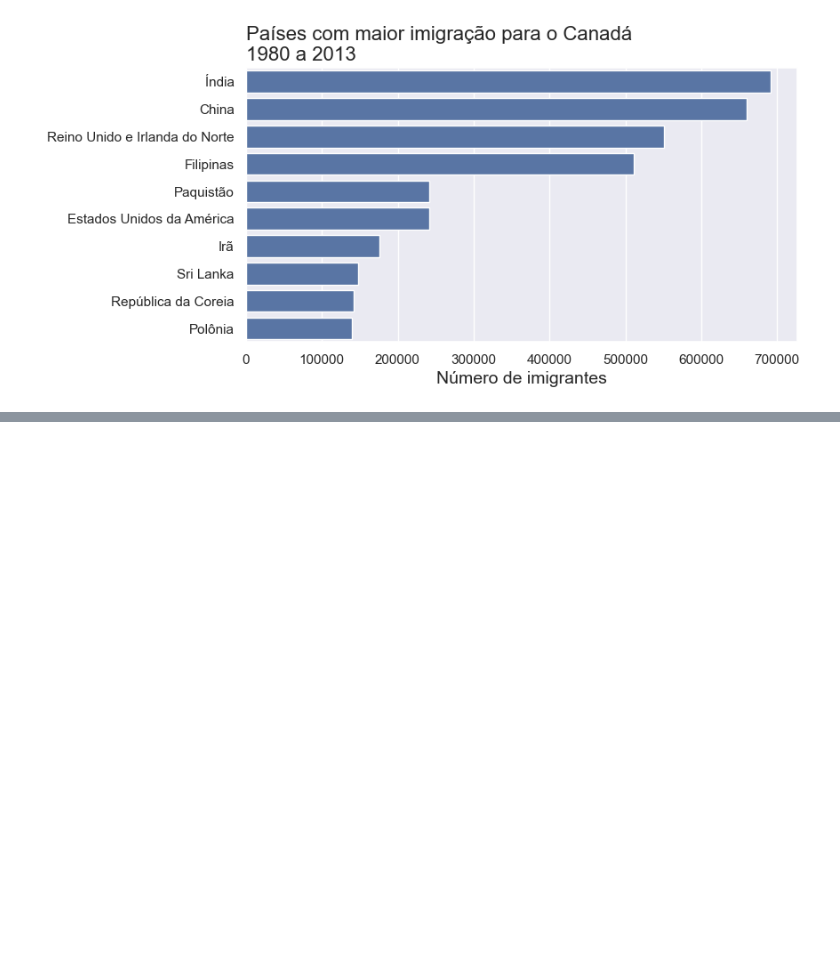
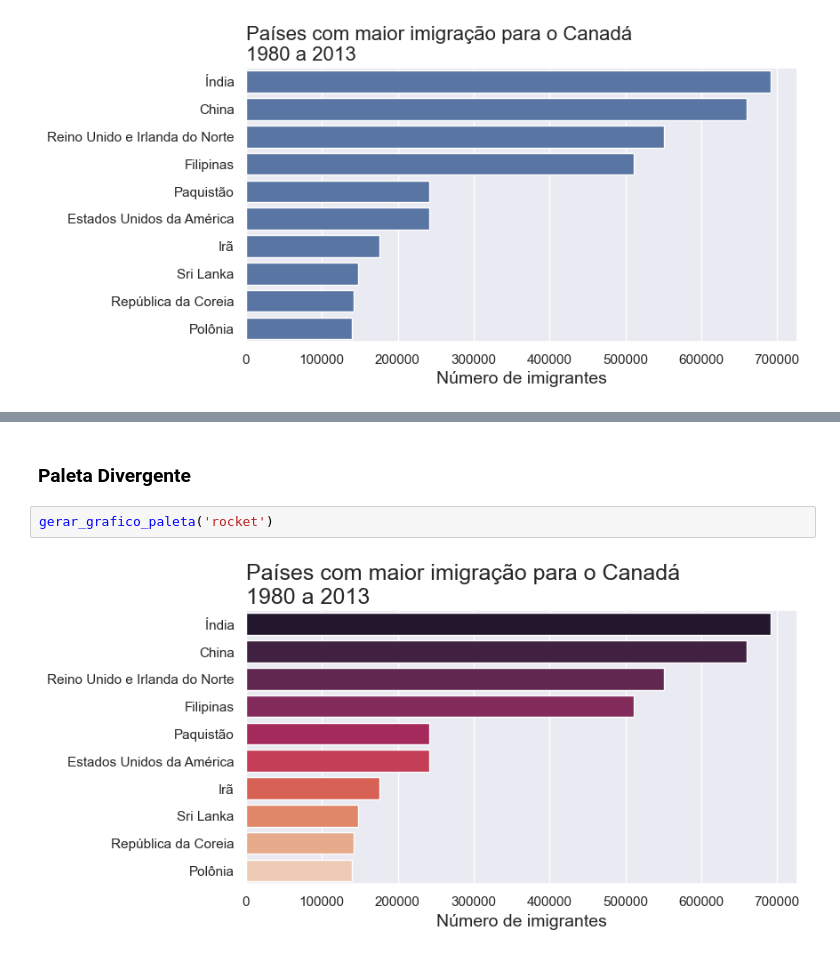
Before and after one commit to biellrodri/data-science-alura, a Jupyter notebook: Pandas/projeto-imigracao/tendencia_imigracao_canada.ipynb, the cells around one changed output, grey strips where cells are left out. Drawn from its saved outputs; the diff is of its cells as text; blank space fills up the shorter version.

```diff
--- a/Pandas/projeto-imigracao/tendencia_imigracao_canada.ipynb
+++ b/Pandas/projeto-imigracao/tendencia_imigracao_canada.ipynb
@@ -538,0 +557,6 @@ plt.show()
+# %% [markdown]
+### **Paleta Divergente**
+# %%
+gerar_grafico_paleta('rocket')
+# %% [output]
+[figure, added]
```
Also changed, not shown: parts of 12 cells of this notebook.
